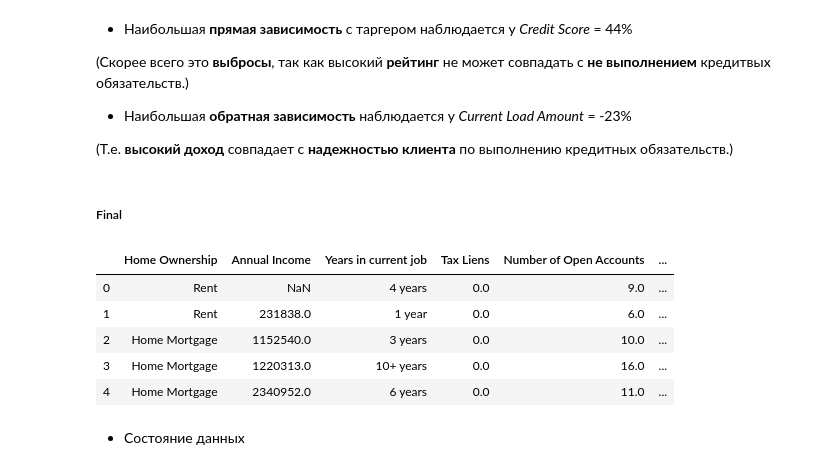
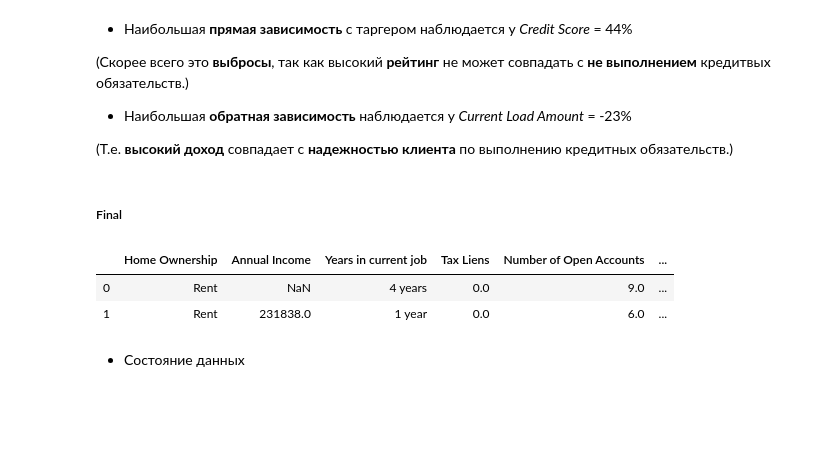
Before and after one commit to Yegor9151/-Python-Libraries-for-Data-Science-Continued, a Jupyter notebook: course_project/SorokinEL_course_project.ipynb, the cells around one changed output. Drawn from its saved outputs; the diff is of its cells as text; code cells hidden in the pictures; blank space fills up the shorter version.

```diff
--- a/course_project/SorokinEL_course_project.ipynb
+++ b/course_project/SorokinEL_course_project.ipynb
@@ -240,14 +240,11 @@ Name: Credit Default, dtype: float64
 ##### Final
 # %%
 X_final = pd.read_csv(PATH_TO_TEST)
-X_final.head()
+X_final.head(2)
 # %% [output]
 |  | Home Ownership | Annual Income | Years in current job | Tax Liens | Number of Open Accounts | ... |
 | 0 | Rent | NaN | 4 years | 0.0 | 9.0 | ... |
 | 1 | Rent | 231838.0 | 1 year | 0.0 | 6.0 | ... |
-| 2 | Home Mortgage | 1152540.0 | 3 years | 0.0 | 10.0 | ... |
-| 3 | Home Mortgage | 1220313.0 | 10+ years | 0.0 | 16.0 | ... |
-| 4 | Home Mortgage | 2340952.0 | 6 years | 0.0 | 11.0 | ... |
 # %% [markdown]
 - Состояние данных
 # %%
```
Also changed, not shown: parts of 3 cells of this notebook.
